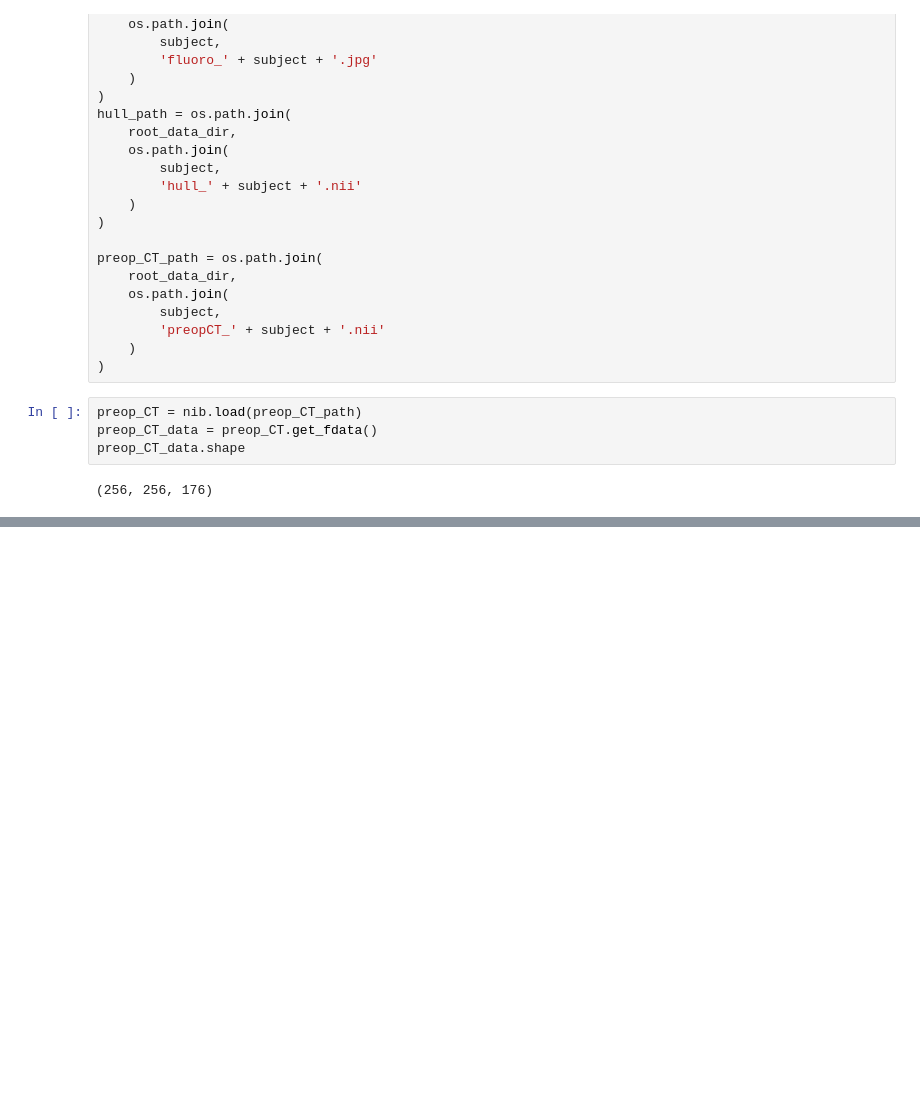
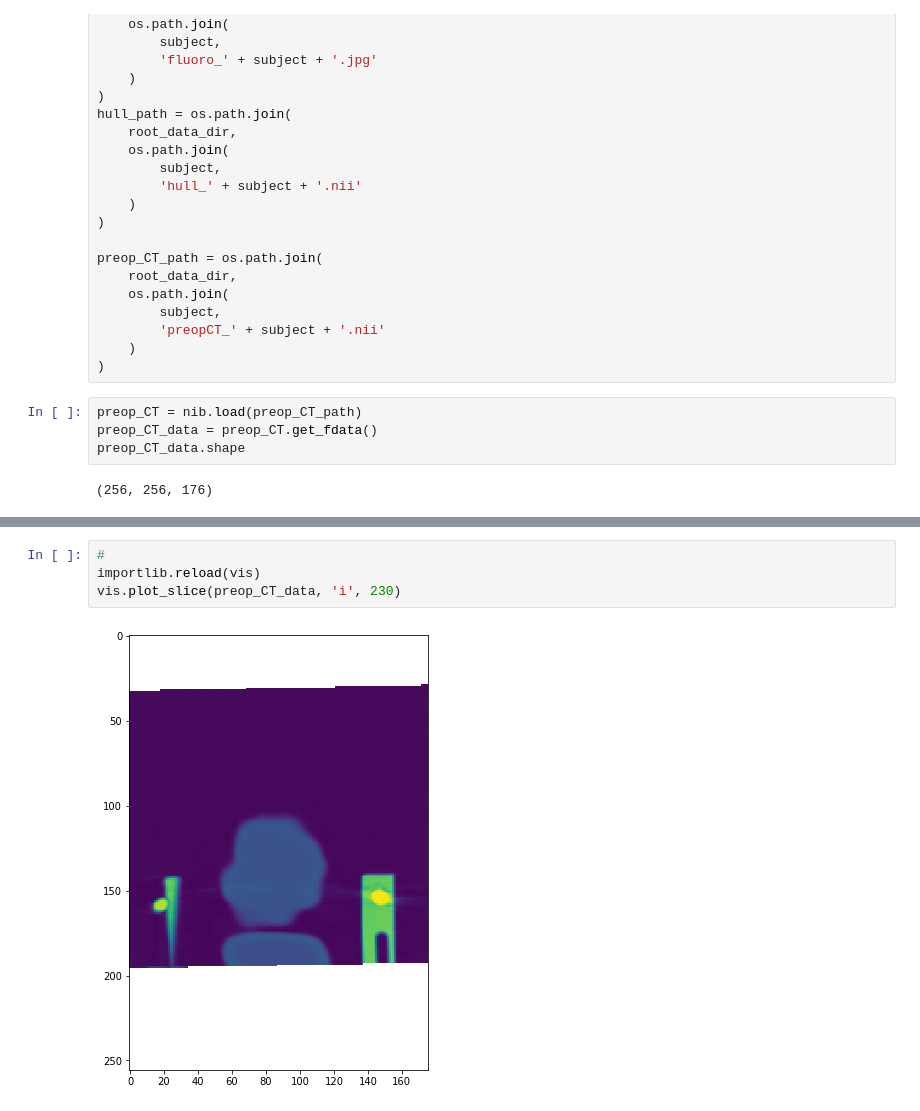
Before and after one commit to wspeier1/BE223A_2019, a Jupyter notebook: CT_Segmentation/Segment_CT-SA.ipynb, the cells around one changed output, grey strips where cells are left out. Saved outputs shown, nothing was run; the diff lists cells and outputs as text; blank space fills up the shorter version.

```diff
--- a/CT_Segmentation/Segment_CT-SA.ipynb
+++ b/CT_Segmentation/Segment_CT-SA.ipynb
@@ -47,0 +91,6 @@ vis.quick_plot_3D(preop_CT_data, step_size=100)
+# %%
+#
+importlib.reload(vis)
+vis.plot_slice(preop_CT_data, 'i', 230)
+# %% [output]
+[figure, added]
```
Also changed, not shown: parts of 13 cells of this notebook, 3 other files.
